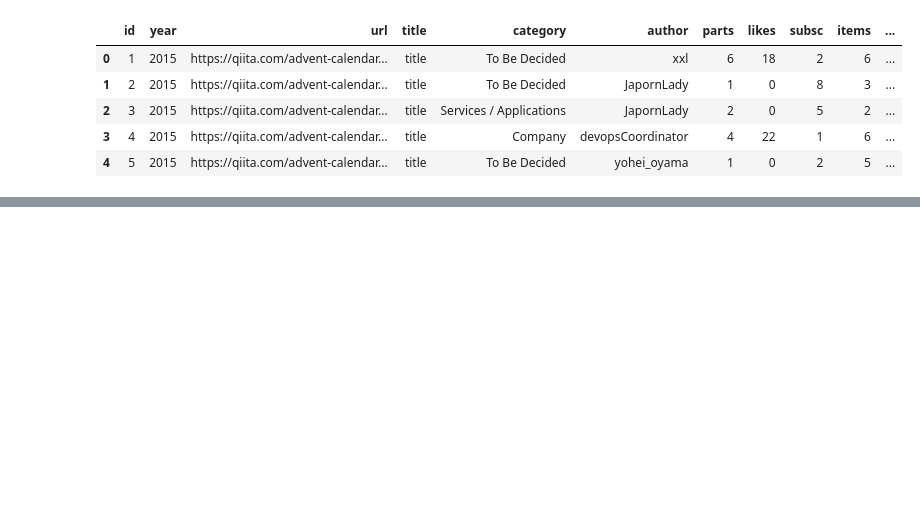
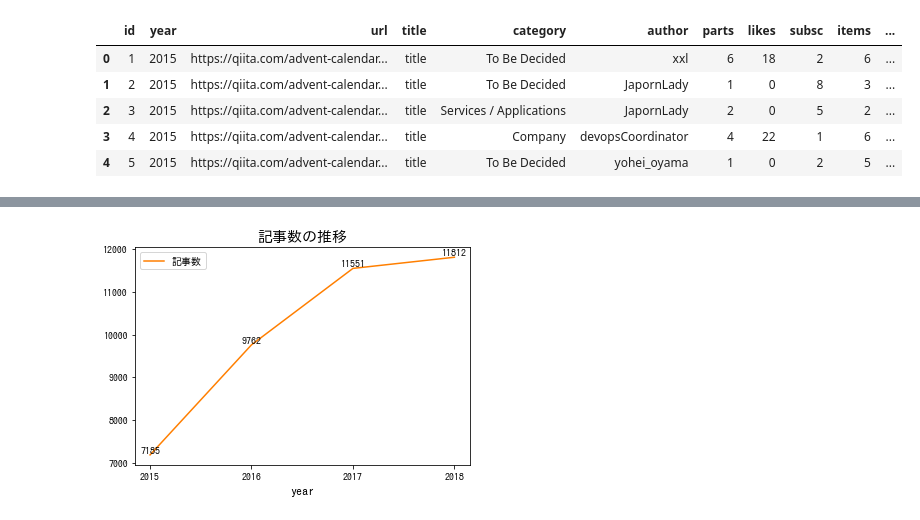
Before and after one commit to suaaa7/QiitaAdventCalendar, a Jupyter notebook: analysis.ipynb, the cells around one changed output, grey strips where cells are left out. Saved outputs shown, nothing was run; the diff lists cells and outputs as text; code cells hidden in the pictures; blank space fills up the shorter version.

```diff
--- a/analysis.ipynb
+++ b/analysis.ipynb
@@ -44,0 +57,19 @@ plt.show()
+# %%
+# 記事数の推移
+
+df_tmp = df.groupby("year").sum()
+
+plt.plot(
+    df_tmp.index, df_tmp.values[:,4],
+    color="#ff7f00", label="記事数"
+)
+plt.title("記事数の推移", fontsize=15)
+plt.xlabel("year", fontsize=12)
+plt.legend()
+
+for x, y in zip(df_tmp.index, df_tmp.values):
+    plt.text(x, y[4], y[4], ha="center", va="bottom")
+
+plt.show()
+# %% [output]
+[figure, added]
```
Also changed, not shown: parts of 4 cells of this notebook.
